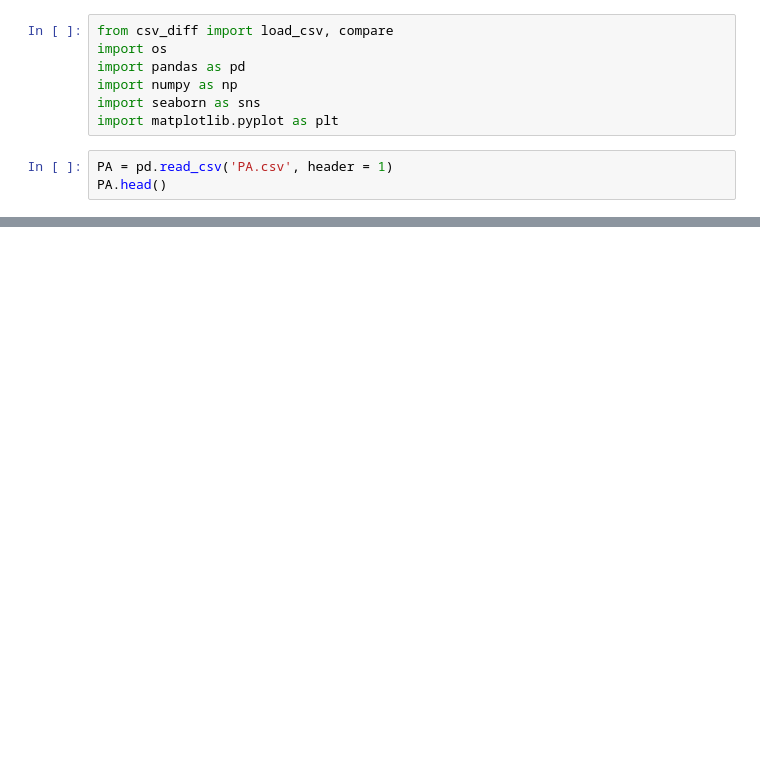
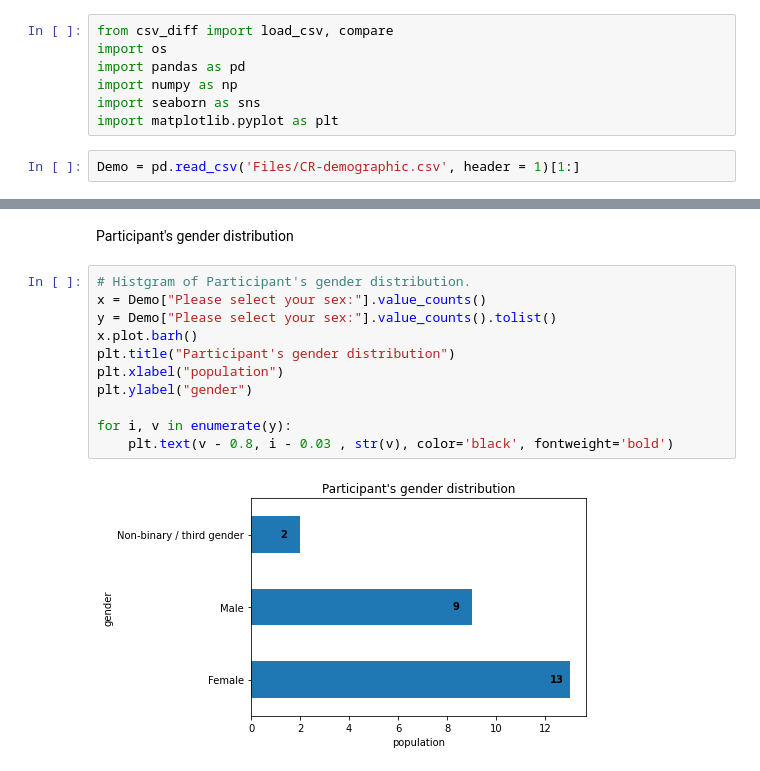
Before and after one commit to YuxuanZhou1/Character-Recorder-DA, a Jupyter notebook: Research Analysis.ipynb, the cells around one changed output, grey strips where cells are left out. Drawn from its saved outputs; the diff is of its cells as text; blank space fills up the shorter version.

Commit message:
update demograph information and picture

```diff
--- a/Research Analysis.ipynb
+++ b/Research Analysis.ipynb
@@ -6,5 +6,4 @@ import numpy as np
 import seaborn as sns
 import matplotlib.pyplot as plt
 # %%
-PA = pd.read_csv('PA.csv', header = 1)
-PA.head()
+Demo = pd.read_csv('Files/CR-demographic.csv', header = 1)[1:]
@@ -17,0 +10,15 @@ PA.head()
+# %% [markdown]
+Participant's gender distribution
+# %%
+# Histgram of Participant's gender distribution.
+x = Demo["Please select your sex:"].value_counts()
+y = Demo["Please select your sex:"].value_counts().tolist()
+x.plot.barh()
+plt.title("Participant's gender distribution")
+plt.xlabel("population")
+plt.ylabel("gender")
+
+for i, v in enumerate(y):
+    plt.text(v - 0.8, i - 0.03 , str(v), color='black', fontweight='bold')
+# %% [output]
+[figure, added]
```
Also changed, not shown: parts of 20 cells of this notebook, 7 other files.
